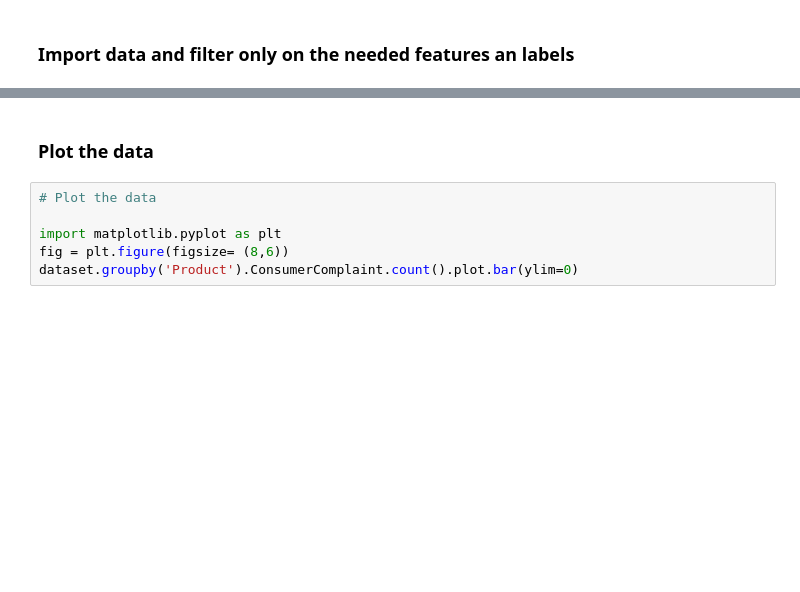
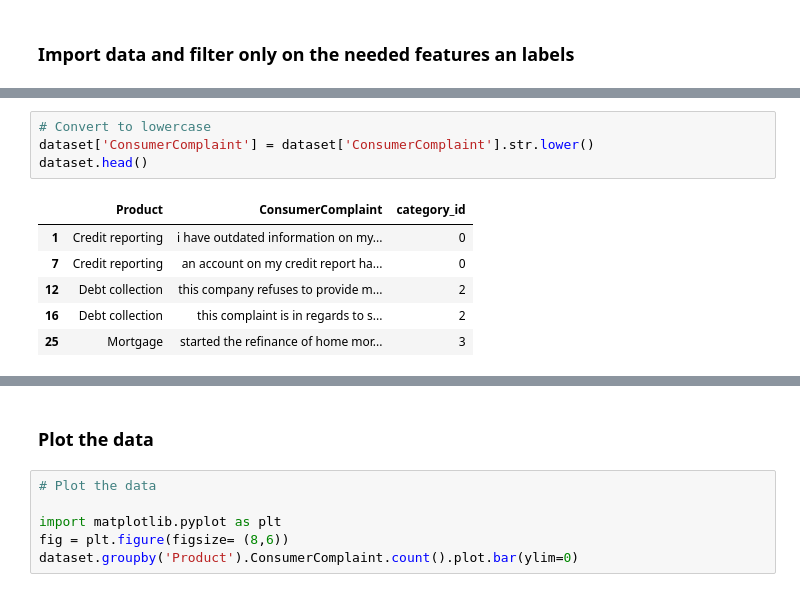
Before and after one commit to snymanje/MultiClass-Text-Classification, a Jupyter notebook: Consumer Complaints Classification (Multiclass) - Using different algorithms.ipynb, the cells around one changed output, grey strips where cells are left out. Cells and saved outputs as stored; diff of their text form; blank space fills up the shorter version.

```diff
--- a/Consumer Complaints Classification (Multiclass) - Using different algorithms.ipynb
+++ b/Consumer Complaints Classification (Multiclass) - Using different algorithms.ipynb
@@ -39,3 +43,14 @@ dataset.head(5)
 | 12 | Debt collection | This company refuses to provide m... | 2 |
 | 16 | Debt collection | This complaint is in regards to S... | 2 |
 | 25 | Mortgage | Started the refinance of home mor... | 3 |
+# %%
+# Convert to lowercase
+dataset['ConsumerComplaint'] = dataset['ConsumerComplaint'].str.lower()
+dataset.head()
+# %% [output]
+|  | Product | ConsumerComplaint | category_id |
+| 1 | Credit reporting | i have outdated information on my... | 0 |
+| 7 | Credit reporting | an account on my credit report ha... | 0 |
+| 12 | Debt collection | this company refuses to provide m... | 2 |
+| 16 | Debt collection | this complaint is in regards to s... | 2 |
+| 25 | Mortgage | started the refinance of home mor... | 3 |
```
Also changed, not shown: parts of 17 cells of this notebook.
